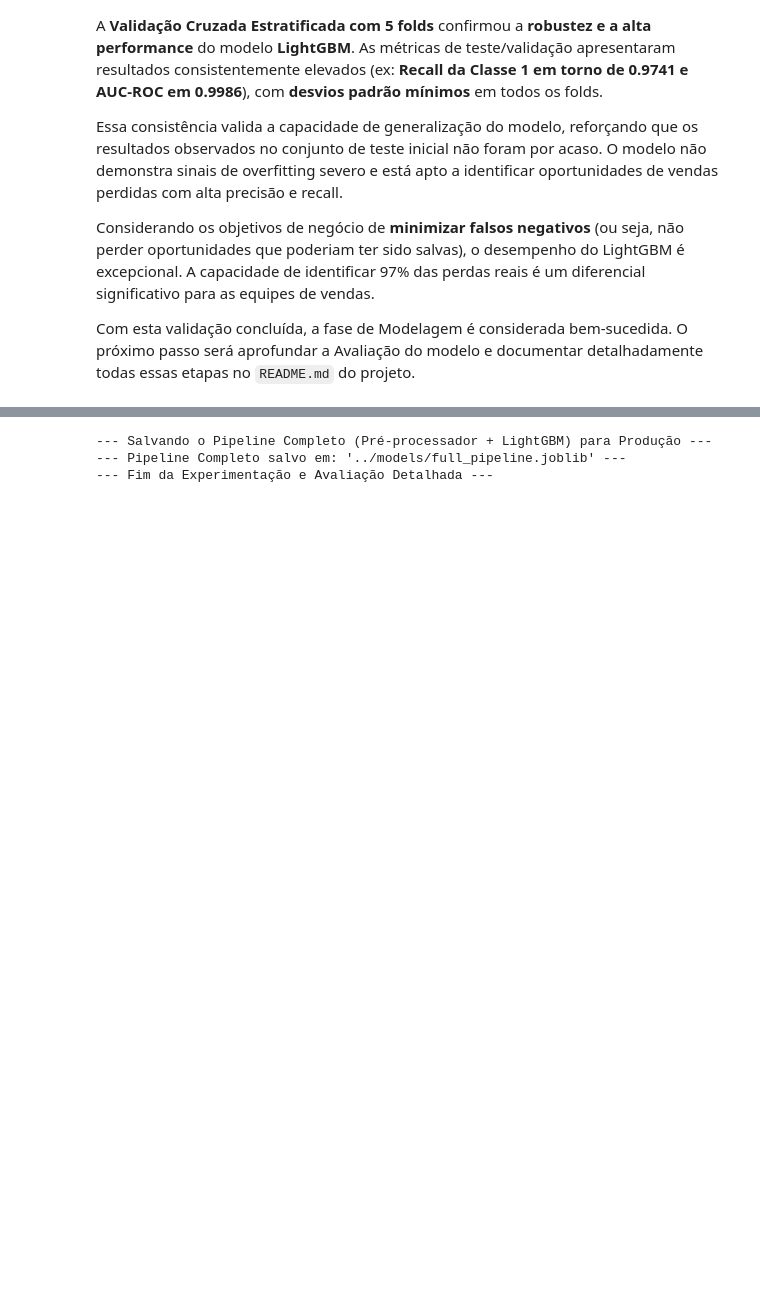
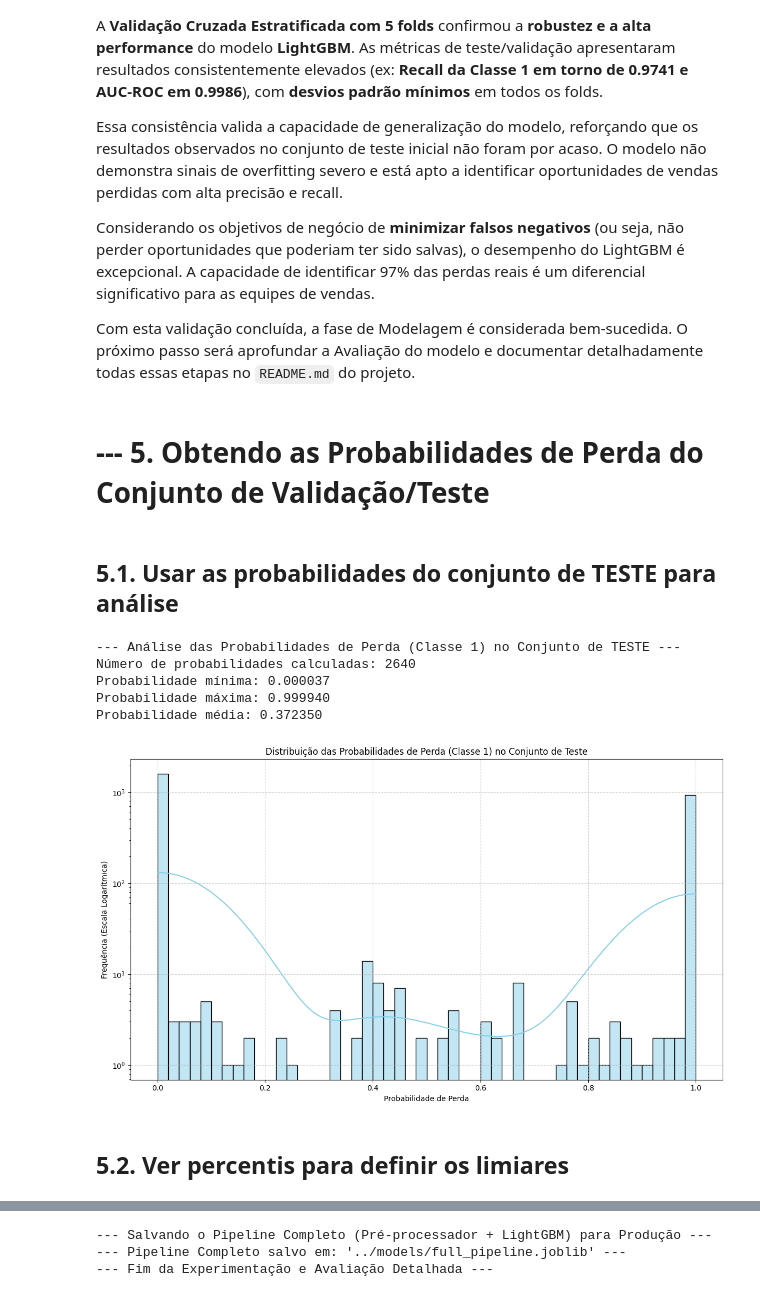
Before and after one commit to muriloWeber/crm_opportunity_loss_prediction, a Jupyter notebook: notebooks/03_model_experimentation_and_detailed_evaluation.ipynb, the cells around one changed output, grey strips where cells are left out. Drawn from its saved outputs; the diff is of its cells as text; code cells hidden in the pictures; blank space fills up the shorter version.

```diff
--- a/notebooks/03_model_experimentation_and_detailed_evaluation.ipynb
+++ b/notebooks/03_model_experimentation_and_detailed_evaluation.ipynb
@@ -387,3 +387,34 @@ Essa consistência valida a capacidade de generalização do modelo, reforçando
 Considerando os objetivos de negócio de **minimizar falsos negativos** (ou seja, não perder oportunidades que poderiam ter sido salvas), o desempenho do LightGBM é excepcional. A capacidade de identificar 97% das perdas reais é um diferencial significativo para as equipes de vendas.
 
 Com esta validação concluída, a fase de Modelagem é considerada bem-sucedida. O próximo passo será aprofundar a Avaliação do modelo e documentar detalhadamente todas essas etapas no `README.md` do projeto.
+# %% [markdown]
+# --- 5. Obtendo as Probabilidades de Perda do Conjunto de Validação/Teste
+# %% [markdown]
+## 5.1. Usar as probabilidades do conjunto de TESTE para análise
+# %%
+print(f"\n--- Análise das Probabilidades de Perda (Classe 1) no Conjunto de TESTE ---")
+print(f"Número de probabilidades calculadas: {len(y_pred_proba_lgbm)}")
+print(f"Probabilidade mínima: {y_pred_proba_lgbm.min():.6f}")
+print(f"Probabilidade máxima: {y_pred_proba_lgbm.max():.6f}")
+print(f"Probabilidade média: {y_pred_proba_lgbm.mean():.6f}")
+# %% [output]
+--- Análise das Probabilidades de Perda (Classe 1) no Conjunto de TESTE ---
+Número de probabilidades calculadas: 2640
+Probabilidade mínima: 0.000037
+Probabilidade máxima: 0.999940
+Probabilidade média: 0.372350
+# %%
+# Visualizar a distribuição para entender melhor
+plt.figure(figsize=(12, 7))
+sns.histplot(y_pred_proba_lgbm, bins=50, kde=True, color='skyblue')
+plt.title('Distribuição das Probabilidades de Perda (Classe 1) no Conjunto de Teste')
+plt.xlabel('Probabilidade de Perda')
+plt.ylabel('Frequência (Escala Logarítmica)')
+plt.yscale('log') # Usar escala logarítmica ajuda a ver as caudas da distribuição, que são importantes para os limiares mais altos
+plt.grid(True, linestyle='--', alpha=0.6)
+plt.tight_layout()
+plt.show()
+# %% [output]
+[figure, added]
+# %% [markdown]
+## 5.2. Ver percentis para definir os limiares
```
Also changed, not shown: parts of 4 cells of this notebook, 2 other files.
